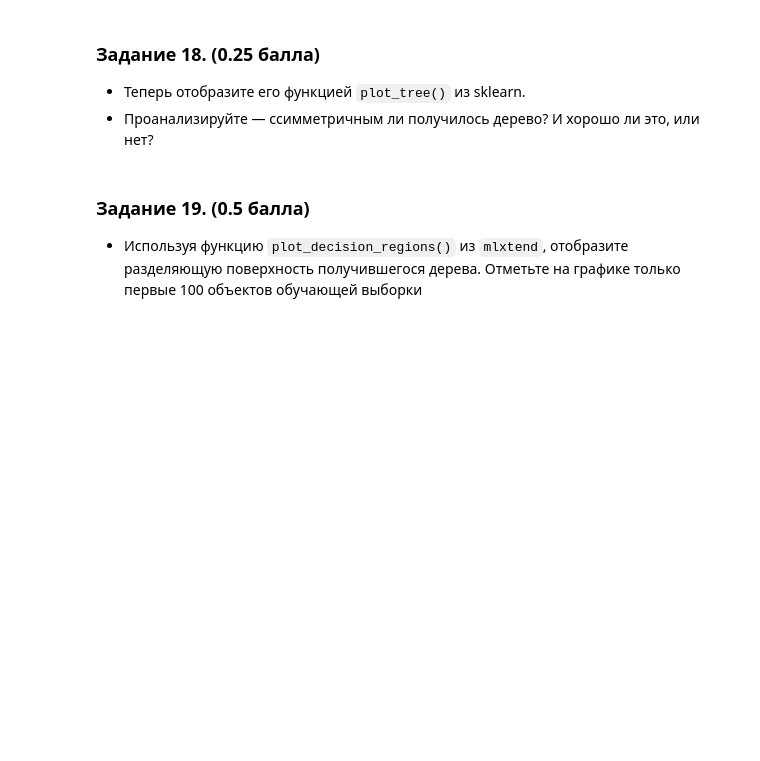
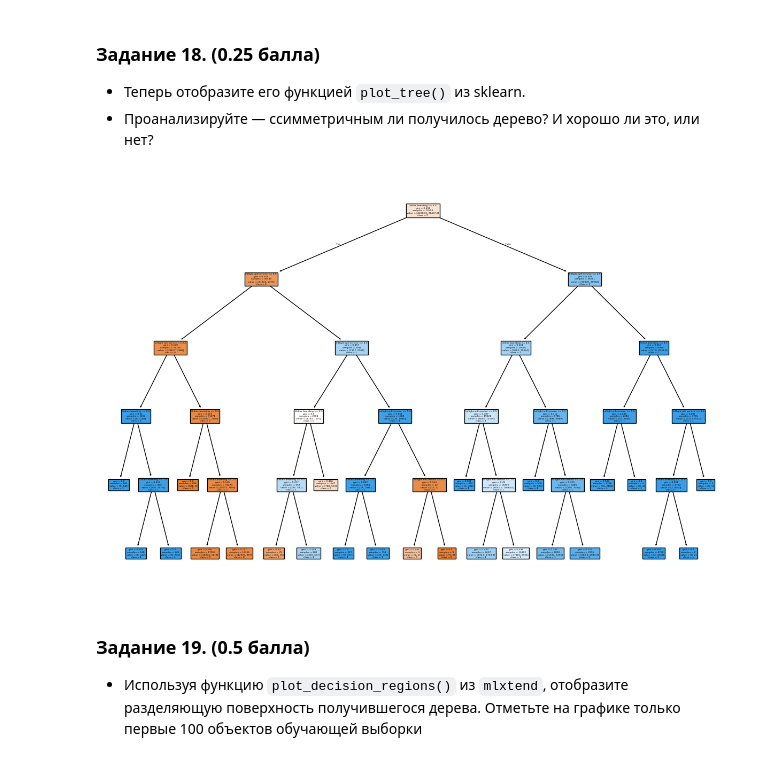
Before and after one commit to quantority/HSE-AI, a Jupyter notebook: Hometasks/Base/AI_HW4_woodenML_base.ipynb, the cells around one changed output. Saved outputs shown, nothing was run; the diff lists cells and outputs as text; code cells hidden in the pictures; blank space fills up the shorter version.

```diff
--- a/Hometasks/Base/AI_HW4_woodenML_base.ipynb
+++ b/Hometasks/Base/AI_HW4_woodenML_base.ipynb
@@ -567,3 +712,10 @@ error_dt, bias_dt, var_dt
+# %%
+# Ваш код здесь
+plt.figure(figsize=(15,10))
+plot_tree(model, filled=True, feature_names=X_train[['Online boarding', 'Inflight wifi service']].columns, class_names=[str(i) for i in model.classes_])
+plt.show()
+# %% [output]
+[figure, added]
 # %% [markdown]
 ### **Задание 19. (0.5 балла)**
 
```
Also changed, not shown: parts of 57 cells of this notebook.
